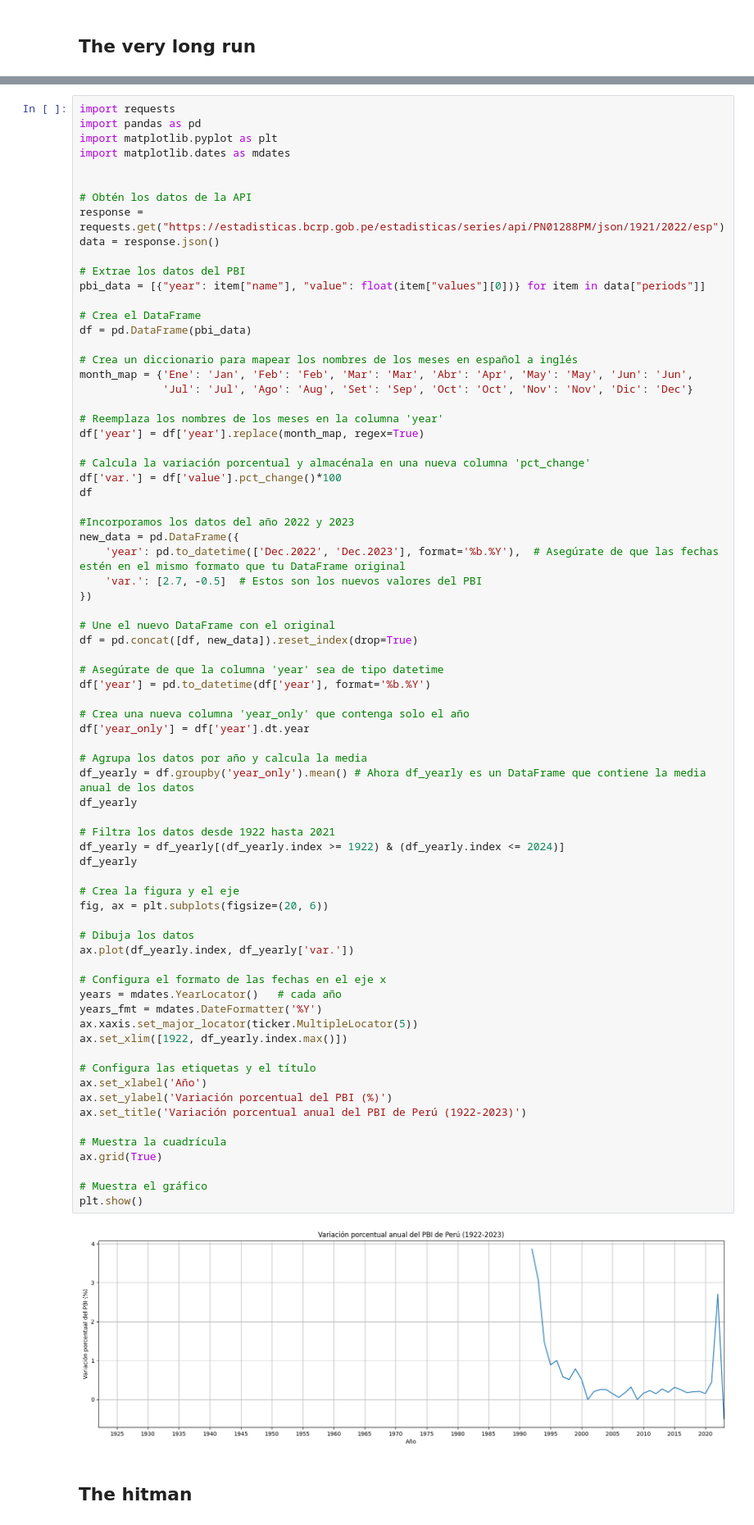
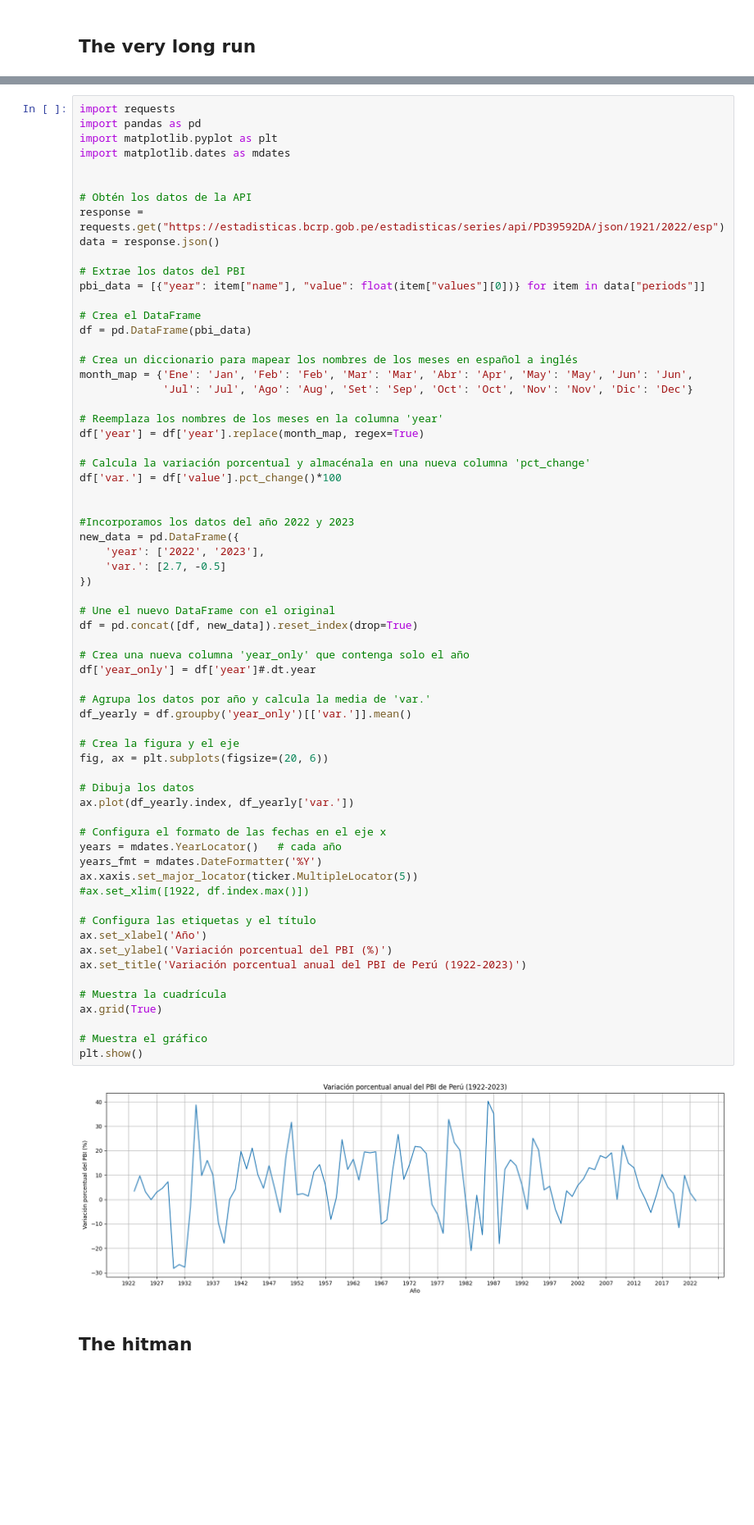
Before and after one commit to qlab-intro-python/tarea-4-mundaca-arce, a Jupyter notebook: tarea_4.ipynb, the cells around one changed output, grey strips where cells are left out. Shown at 82% size. Cells and saved outputs as stored; diff of their text form; blank space fills up the shorter version.

```diff
--- a/tarea_4.ipynb
+++ b/tarea_4.ipynb
@@ -35,7 +35,7 @@ import matplotlib.dates as mdates
 
 
 # Obtén los datos de la API
-response = requests.get("https://estadisticas.bcrp.gob.pe/estadisticas/series/api/PN01288PM/json/1921/2022/esp")
+response = requests.get("https://estadisticas.bcrp.gob.pe/estadisticas/series/api/PD39592DA/json/1921/2022/esp")
 data = response.json()
 
 # Extrae los datos del PBI
@@ -53,55 +53,47 @@ df['year'] = df['year'].replace(month_map, regex=True)
 
 # Calcula la variación porcentual y almacénala en una nueva columna 'pct_change'
 df['var.'] = df['value'].pct_change()*100
-df
+
 
 #Incorporamos los datos del año 2022 y 2023
 new_data = pd.DataFrame({
-    'year': pd.to_datetime(['Dec.2022', 'Dec.2023'], format='%b.%Y'),  # Asegúrate de que las fechas estén en el mismo formato que tu DataFrame original
-    'var.': [2.7, -0.5]  # Estos son los nuevos valores del PBI
+    'year': ['2022', '2023'],
+    'var.': [2.7, -0.5]
 })
 
 # Une el nuevo DataFrame con el original
 df = pd.concat([df, new_data]).reset_index(drop=True)
 
-# Asegúrate de que la columna 'year' sea de tipo datetime
-df['year'] = pd.to_datetime(df['year'], format='%b.%Y')
+# Crea una nueva columna 'year_only' que contenga solo el año
+df['year_only'] = df['year']#.dt.year
 
-# Crea una nueva columna 'year_only' que contenga solo el año
-df['year_only'] = df['year'].dt.year
-
-# Agrupa los datos por año y calcula la media
-df_yearly = df.groupby('year_only').mean() # Ahora df_yearly es un DataFrame que contiene la media anual de los datos
-df_yearly
-
-# Filtra los datos desde 1922 hasta 2021
-df_yearly = df_yearly[(df_yearly.index >= 1922) & (df_yearly.index <= 2024)]
-df_yearly
+# Agrupa los datos por año y calcula la media de 'var.'
+df_yearly = df.groupby('year_only')[['var.']].mean()
 
 # Crea la figura y el eje
 fig, ax = plt.subplots(figsize=(20, 6))
 
 # Dibuja los datos
 ax.plot(df_yearly.index, df_yearly['var.'])
 
 # Configura el formato de las fechas en el eje x
 years = mdates.YearLocator()   # cada año
 years_fmt = mdates.DateFormatter('%Y')
 ax.xaxis.set_major_locator(ticker.MultipleLocator(5))
-ax.set_xlim([1922, df_yearly.index.max()])
+#ax.set_xlim([1922, df.index.max()])
 
 # Configura las etiquetas y el título
 ax.set_xlabel('Año')
 ax.set_ylabel('Variación porcentual del PBI (%)')
 ax.set_title('Variación porcentual anual del PBI de Perú (1922-2023)')
 
 # Muestra la cuadrícula
 ax.grid(True)
 
 # Muestra el gráfico
 plt.show()
 # %% [output]
-[figure, old version]
+[figure, new version]
 # %% [markdown]
 ## The hitman
 # %% [markdown]
```
